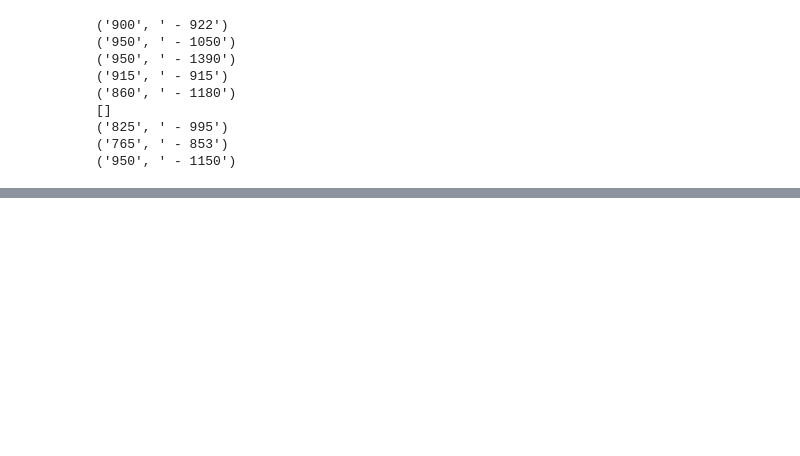
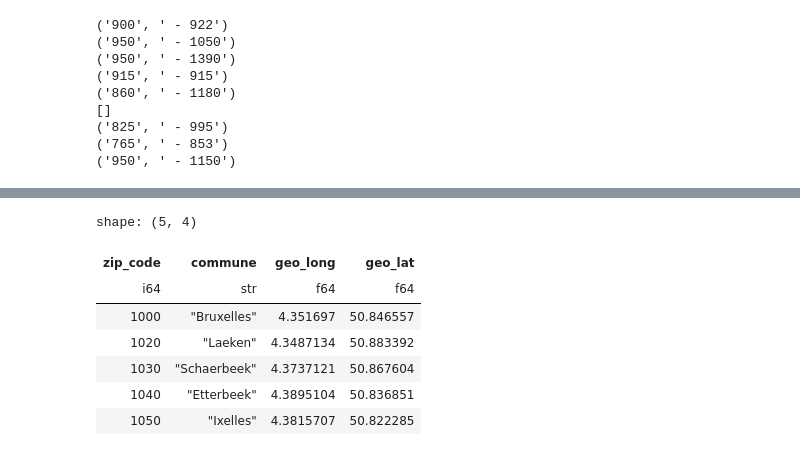
Before and after one commit to marcandre259/immo_report, a Jupyter notebook: notebooks/marki/m2_geo_check.ipynb, the cells around one changed output, grey strips where cells are left out. Cells and saved outputs as stored; diff of their text form; code cells hidden in the pictures; blank space fills up the shorter version.

```diff
--- a/notebooks/marki/m2_geo_check.ipynb
+++ b/notebooks/marki/m2_geo_check.ipynb
@@ -200,0 +232,15 @@ pl_apart = pl_apart.with_columns(q)
+# %%
+# Load zipcodes and coordinates data (and merge)
+pl_zip = pl.read_csv(ROOT_PATH / "data/zipcode-belgium.csv", has_header=False)
+pl_zip.columns = ["zip_code", "commune", "geo_long", "geo_lat"]
+
+pl_zip.head()
+# %% [output]
+shape: (5, 4)
+| zip_code | commune | geo_long | geo_lat |
+| i64 | str | f64 | f64 |
+| 1000 | "Bruxelles" | 4.351697 | 50.846557 |
+| 1020 | "Laeken" | 4.3487134 | 50.883392 |
+| 1030 | "Schaerbeek" | 4.3737121 | 50.867604 |
+| 1040 | "Etterbeek" | 4.3895104 | 50.836851 |
+| 1050 | "Ixelles" | 4.3815707 | 50.822285 |
```
Also changed, not shown: parts of 11 cells of this notebook, 2 other files.
